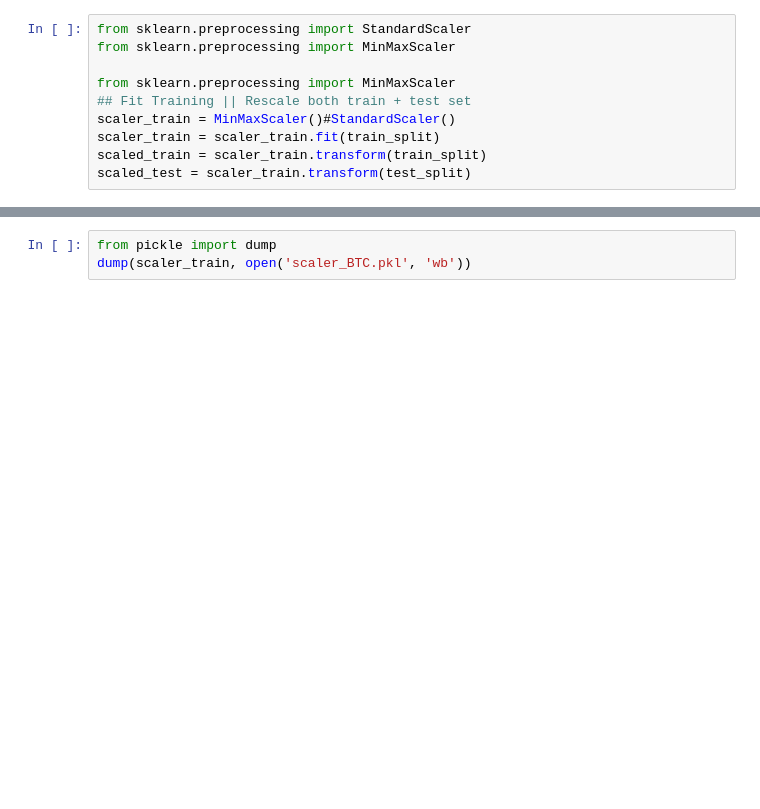
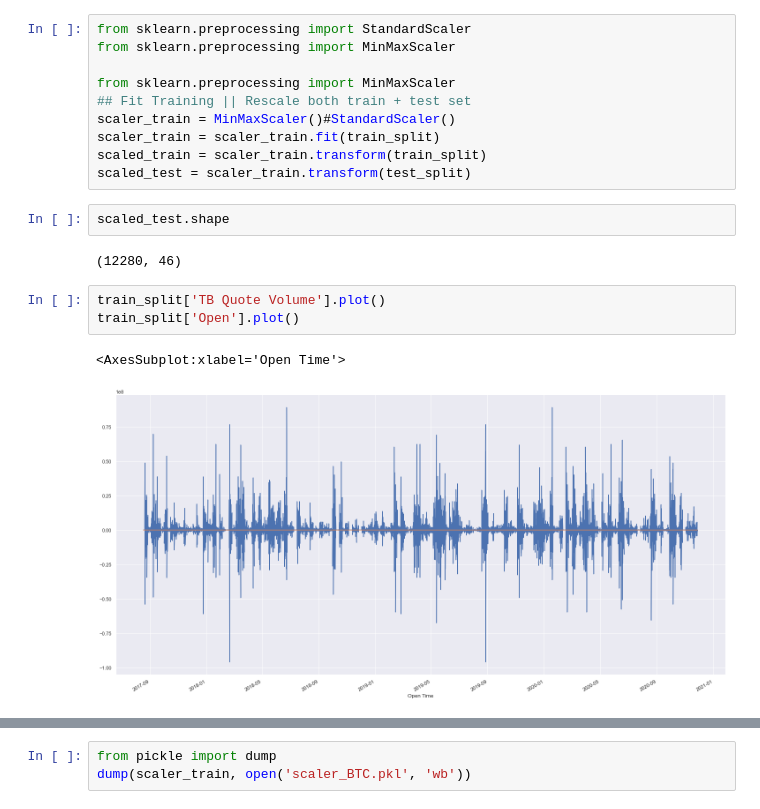
Before and after one commit to Antoine07/dia01, a Jupyter notebook: Part12_AI/03_Preparation_de_donnees_et_modele_BTC_corrections.ipynb, the cells around one changed output, grey strips where cells are left out. Drawn from its saved outputs; the diff is of its cells as text; blank space fills up the shorter version.

```diff
--- a/Part12_AI/03_Preparation_de_donnees_et_modele_BTC_corrections.ipynb
+++ b/Part12_AI/03_Preparation_de_donnees_et_modele_BTC_corrections.ipynb
@@ -665,3 +683,13 @@ scaler_train = MinMaxScaler()#StandardScaler()
 scaler_train = scaler_train.fit(train_split)
 scaled_train = scaler_train.transform(train_split)
 scaled_test = scaler_train.transform(test_split)
+# %%
+scaled_test.shape
+# %% [output]
+(12280, 46)
+# %%
+train_split['TB Quote Volume'].plot()
+train_split['Open'].plot()
+# %% [output]
+<AxesSubplot:xlabel='Open Time'>
+[figure, added]
```
Also changed, not shown: parts of 91 cells of this notebook.
